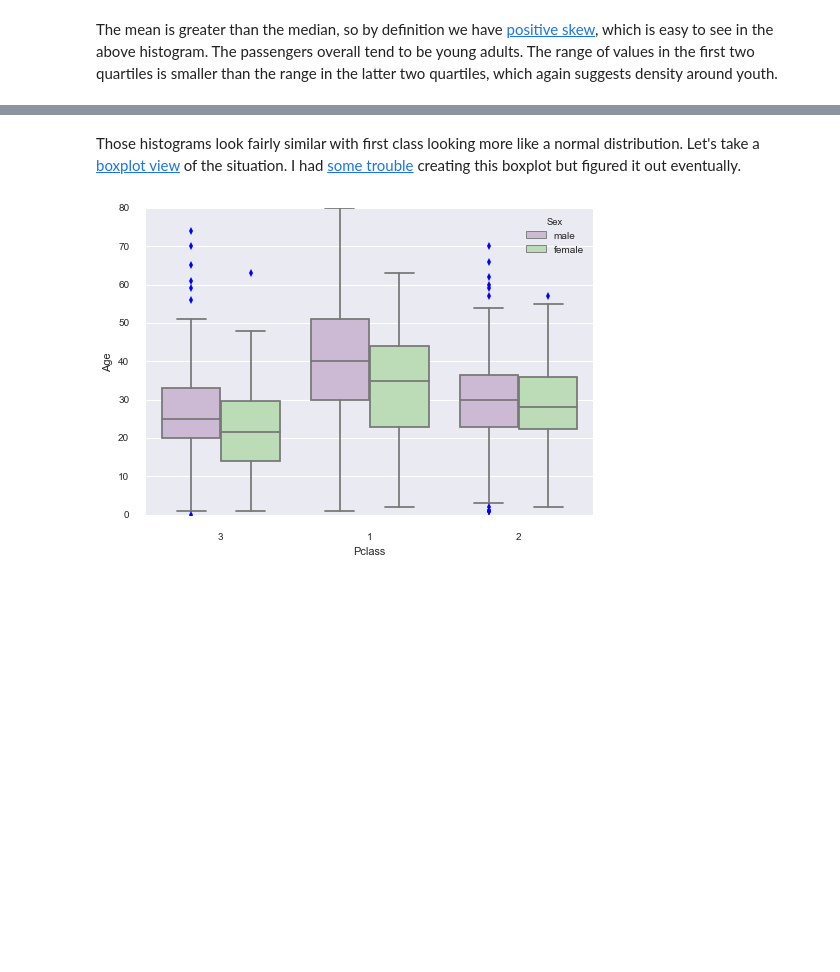
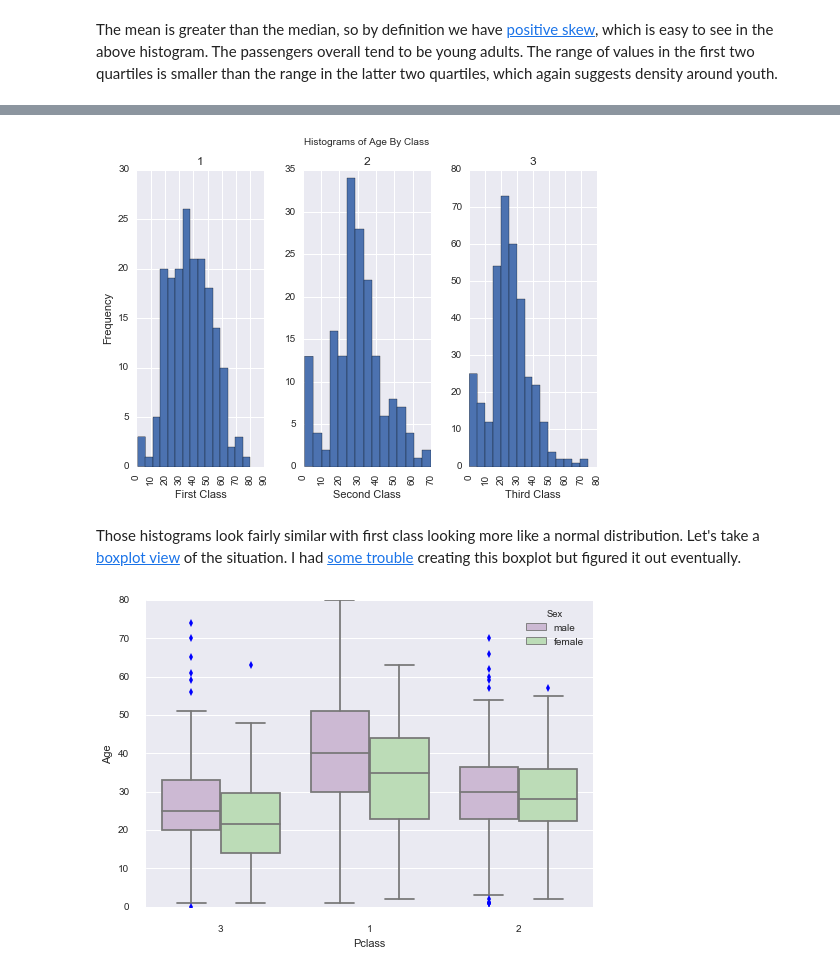
Before and after one commit to nathan-booth/DAND-project2, a Jupyter notebook: titanic.ipynb, the cells around one changed output, grey strips where cells are left out. Drawn from its saved outputs; the diff is of its cells as text; code cells hidden in the pictures; blank space fills up the shorter version.

```diff
--- a/titanic.ipynb
+++ b/titanic.ipynb
@@ -108,3 +189,15 @@ array([<matplotlib.axes._subplots.AxesSubplot object at 0x...>,
+# %%
+axes = people_df['Age'].hist(bins=15, by=people_df['Pclass'], layout=(1, 3))
+
+axes[0].set_ylabel("Frequency")
+axes[0].set_xlabel('First Class')
+axes[1].set_xlabel('Second Class')
+axes[2].set_xlabel('Third Class')
+
+plt.suptitle("Histograms of Age By Class")
+plt.show()
+# %% [output]
+[figure, added]
 # %% [markdown]
 Those histograms look fairly similar with first class looking more like a normal distribution. Let's take a [boxplot view](http://stanford.edu/~mwaskom/software/seaborn/generated/seaborn.boxplot.html) of the situation. I had [some trouble](https://discussions.udacity.com/t/how-to-make-a-boxplot/44109/6?u=nathaniel) creating this boxplot but figured it out eventually.
 # %%
```
Also changed, not shown: parts of 23 cells of this notebook.
